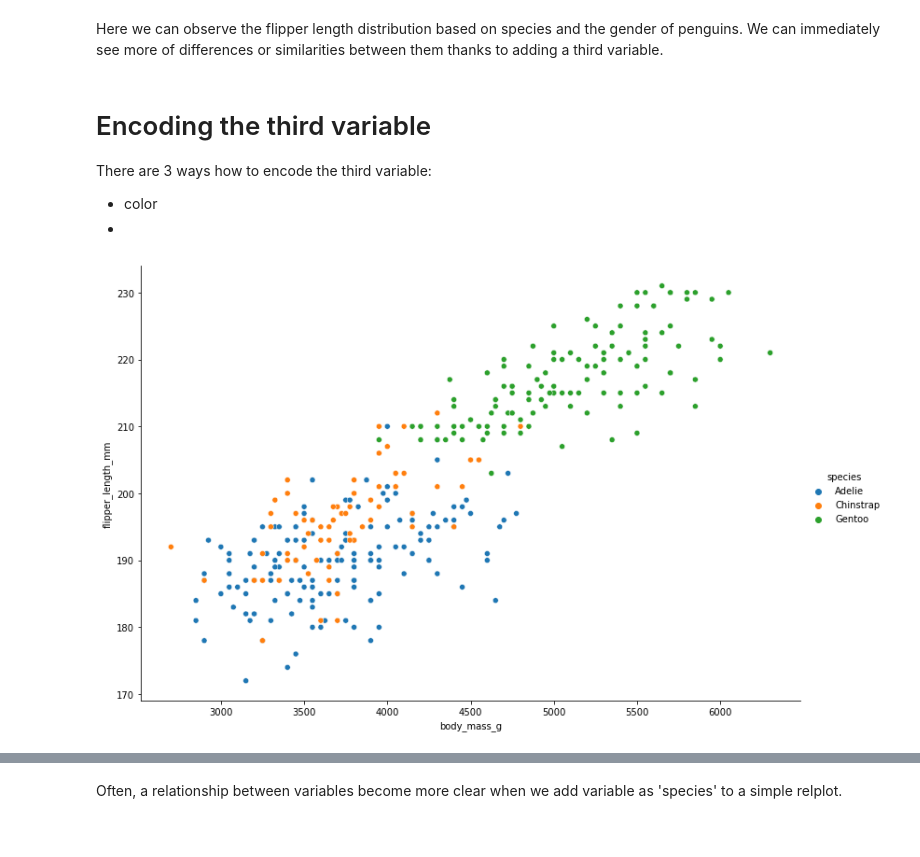
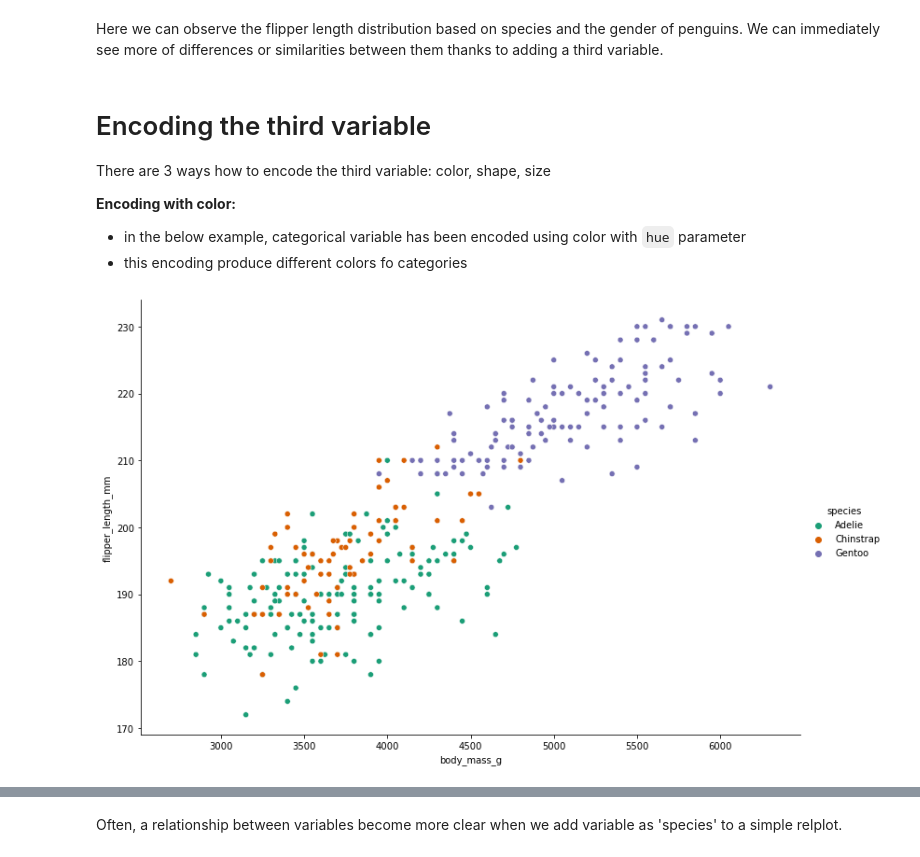
Before and after one commit to zatkopatrik/authentic-data-science, a Jupyter notebook: Jupyter_notebooks/3. Data-Visualization/3_4_15 Multivariate visualizations with Seaborn.ipynb, the cells around one changed output, grey strips where cells are left out. Saved outputs shown, nothing was run; the diff lists cells and outputs as text; code cells hidden in the pictures.

```diff
--- a/Jupyter_notebooks/3. Data-Visualization/3_4_15 Multivariate visualizations with Seaborn.ipynb
+++ b/Jupyter_notebooks/3. Data-Visualization/3_4_15 Multivariate visualizations with Seaborn.ipynb
@@ -45,16 +45,18 @@ Here we can observe the flipper length distribution based on species and the gen
 # %% [markdown]
 # Encoding the third variable
 
-There are 3 ways how to encode the third variable:
+There are 3 ways how to encode the third variable: color, shape, size
 
-- color
--
+**Encoding with color:**
+- in the below example, categorical variable has been encoded using color with `hue` parameter
+- this encoding produce different colors fo categories
 # %%
 # A scatterplot
 sns.relplot(data = penguins, x = 'body_mass_g',
             y = 'flipper_length_mm',
             hue = 'species',
+            palette = 'Dark2',
             height = 7,
             aspect = 1.5);
 # %% [output]
-[figure, old version]
+[figure, new version]
```
Also changed, not shown: parts of 19 cells of this notebook.
